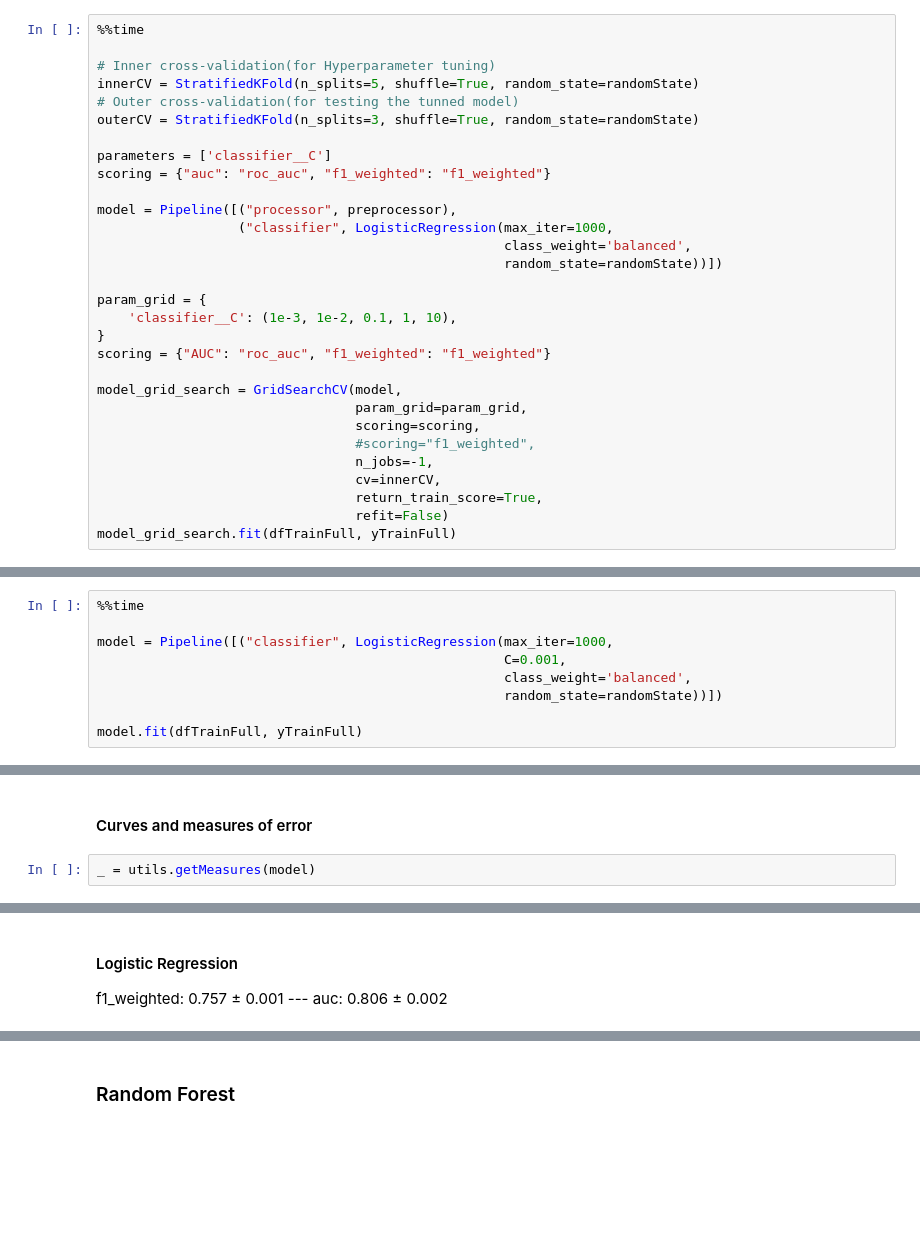
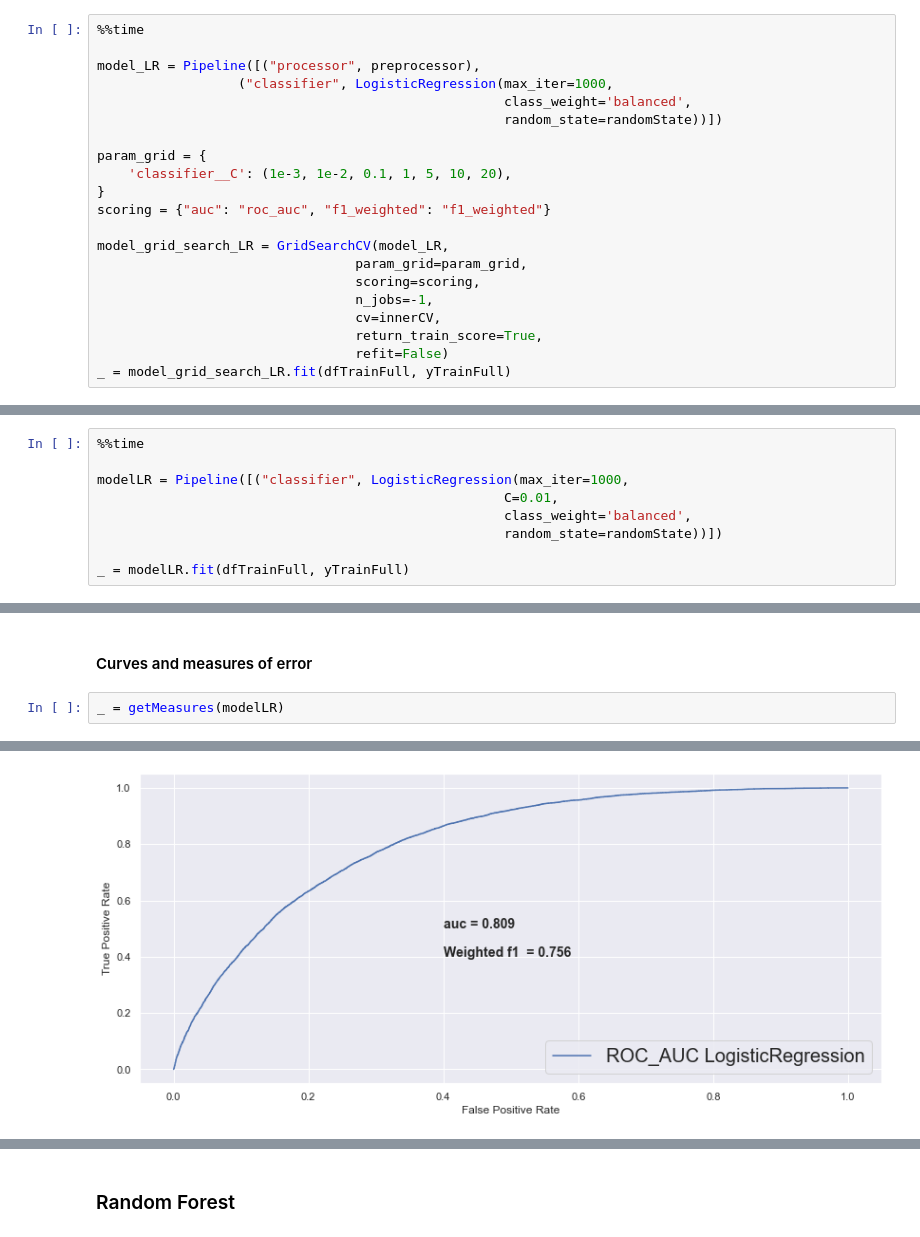
Before and after one commit to maclavijo/MLZoomcamp, a Jupyter notebook: MLZProjects/diabetes.ipynb, the cells around one changed output, grey strips where cells are left out. Cells and saved outputs as stored; diff of their text form; blank space fills up the shorter version.

```diff
--- a/MLZProjects/diabetes.ipynb
+++ b/MLZProjects/diabetes.ipynb
@@ -348,30 +427,21 @@ f1_weighted: 0.742 ± 0.049 --- auc: 0.744± 0.003
 # %%
 %%time
 
-# Inner cross-validation(for Hyperparameter tuning)
-innerCV = StratifiedKFold(n_splits=5, shuffle=True, random_state=randomState)
-# Outer cross-validation(for testing the tunned model)
-outerCV = StratifiedKFold(n_splits=3, shuffle=True, random_state=randomState)
-
-parameters = ['classifier__C']
-scoring = {"auc": "roc_auc", "f1_weighted": "f1_weighted"}
-
-model = Pipeline([("processor", preprocessor),
+model_LR = Pipeline([("processor", preprocessor),
                   ("classifier", LogisticRegression(max_iter=1000,
                                                     class_weight='balanced',
                                                     random_state=randomState))])
 
 param_grid = {
-    'classifier__C': (1e-3, 1e-2, 0.1, 1, 10),
+    'classifier__C': (1e-3, 1e-2, 0.1, 1, 5, 10, 20),
 }
-scoring = {"AUC": "roc_auc", "f1_weighted": "f1_weighted"}
+scoring = {"auc": "roc_auc", "f1_weighted": "f1_weighted"}
 
-model_grid_search = GridSearchCV(model,
+model_grid_search_LR = GridSearchCV(model_LR,
                                  param_grid=param_grid,
                                  scoring=scoring,
-                                 #scoring="f1_weighted",
                                  n_jobs=-1,
                                  cv=innerCV,
                                  return_train_score=True,
                                  refit=False)
-model_grid_search.fit(dfTrainFull, yTrainFull)
+_ = model_grid_search_LR.fit(dfTrainFull, yTrainFull)
@@ -395,9 +481,9 @@ Choosing max_depth=5, max_features=10 and max_leaf_nodes=10. reaching a compromi
 # %%
 %%time
 
-model = Pipeline([("classifier", LogisticRegression(max_iter=1000,
-                                                    C=0.001,
+modelLR = Pipeline([("classifier", LogisticRegression(max_iter=1000,
+                                                    C=0.01,
                                                     class_weight='balanced',
                                                     random_state=randomState))])
 
-model.fit(dfTrainFull, yTrainFull)
+_ = modelLR.fit(dfTrainFull, yTrainFull)
@@ -432,4 +503,5 @@ print(table)
 # %% [markdown]
 #### Curves and measures of error
 # %%
-_ = utils.getMeasures(model)
+_ = getMeasures(modelLR)
+# %% [output]
@@ -435,0 +521 @@ _ = utils.getMeasures(model)
+[figure, added]
@@ -436,3 +522,0 @@ _ = utils.getMeasures(model)
-# %% [markdown]
-#### Logistic Regression
-f1_weighted: 0.757 ± 0.001 --- auc: 0.806 ± 0.002
```
Also changed, not shown: parts of 89 cells of this notebook, 11 other files.
